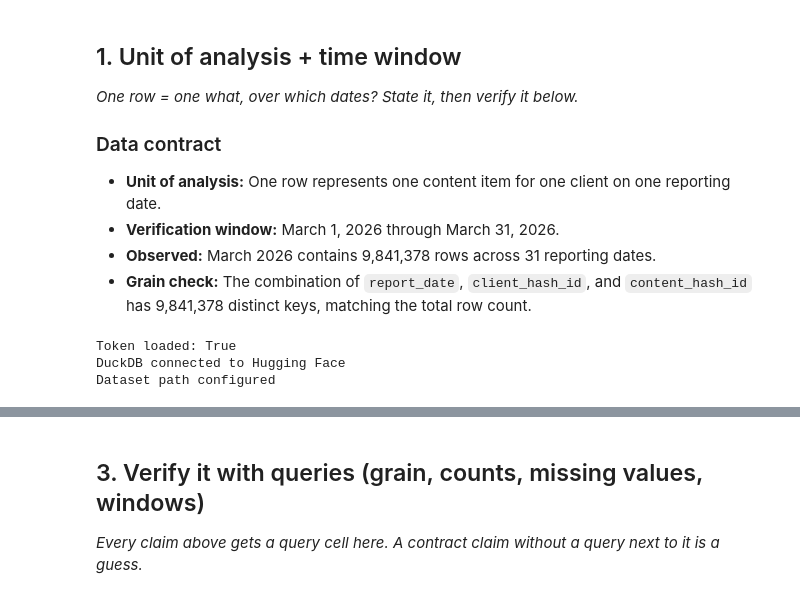
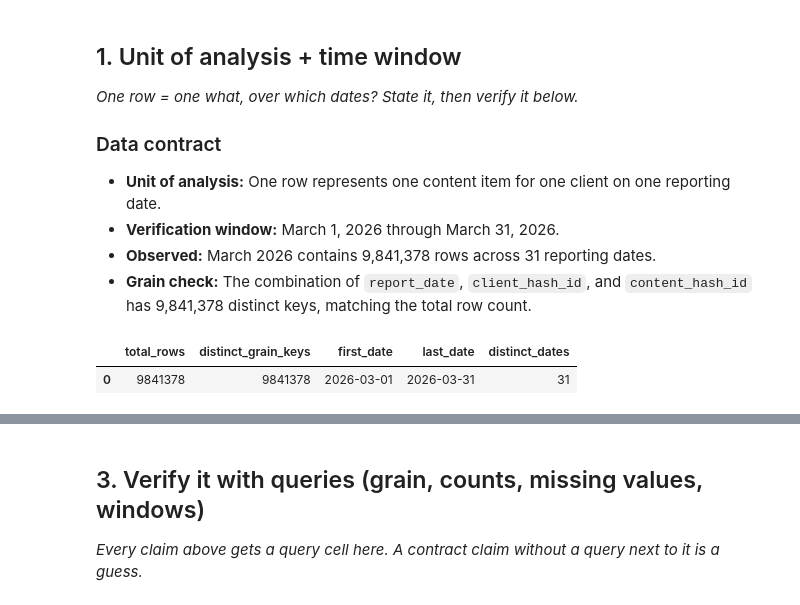
Before and after one commit to lakeshkumarkhatri/flyrank-ml, a Jupyter notebook: work/notebooks/w03_data_contract.ipynb, the cells around one changed output, grey strips where cells are left out. Saved outputs shown, nothing was run; the diff lists cells and outputs as text; code cells hidden in the pictures.

```diff
--- a/work/notebooks/w03_data_contract.ipynb
+++ b/work/notebooks/w03_data_contract.ipynb
@@ -18,33 +18,29 @@ This skeleton is yours to fill. Work the sections **in order** — each one has
 - **Observed:** March 2026 contains 9,841,378 rows across 31 reporting dates.
 - **Grain check:** The combination of `report_date`, `client_hash_id`, and `content_hash_id` has 9,841,378 distinct keys, matching the total row count.
 # %%
-from google.colab import userdata
+# Section 1 — Verify unit of analysis and time window
 
-HF_TOKEN = userdata.get("HF_TOKEN")
-!pip -q install duckdb
+section1_check = con.sql(f"""
+    SELECT
+        COUNT(*) AS total_rows,
+        COUNT(DISTINCT (
+            CAST(report_date AS VARCHAR) || '|' ||
+            client_hash_id || '|' ||
+            content_hash_id
+        )) AS distinct_grain_keys,
+        MIN(report_date) AS first_date,
+        MAX(report_date) AS last_date,
+        COUNT(DISTINCT report_date) AS distinct_dates
+    FROM read_parquet(
+        '{rel}/fact_content_daily_performance/**/*.parquet'
+    )
+    WHERE month = '2026-03'
+""").df()
 
-print("Token loaded:", HF_TOKEN is not None)
-
-import duckdb
-
-con = duckdb.connect()
-
-con.execute(
-    "CREATE SECRET (TYPE huggingface, TOKEN ?)",
-    [HF_TOKEN]
-)
-
-print("DuckDB connected to Hugging Face")
-
-
-# Hugging Face dataset location
-rel = "hf://datasets/FlyRank/internship-warehouse"
-
-print("Dataset path configured")
+section1_check
 # %% [output]
-Token loaded: True
-DuckDB connected to Hugging Face
-Dataset path configured
+|  | total_rows | distinct_grain_keys | first_date | last_date | distinct_dates |
+| 0 | 9841378 | 9841378 | 2026-03-01 | 2026-03-31 | 31 |
 # %% [markdown]
 ## 2. Fields: feature / label / context / excluded
 
```
Also changed, not shown: parts of 2 cells of this notebook.
